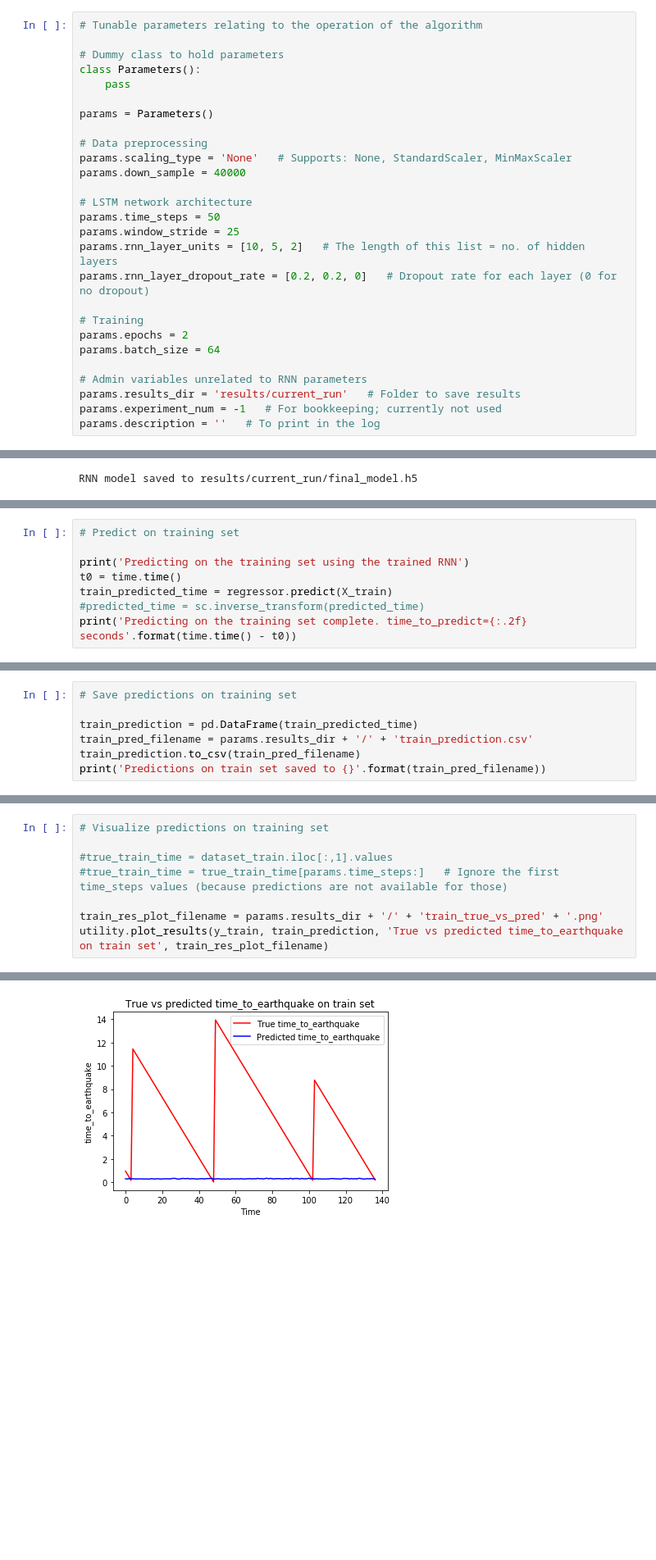
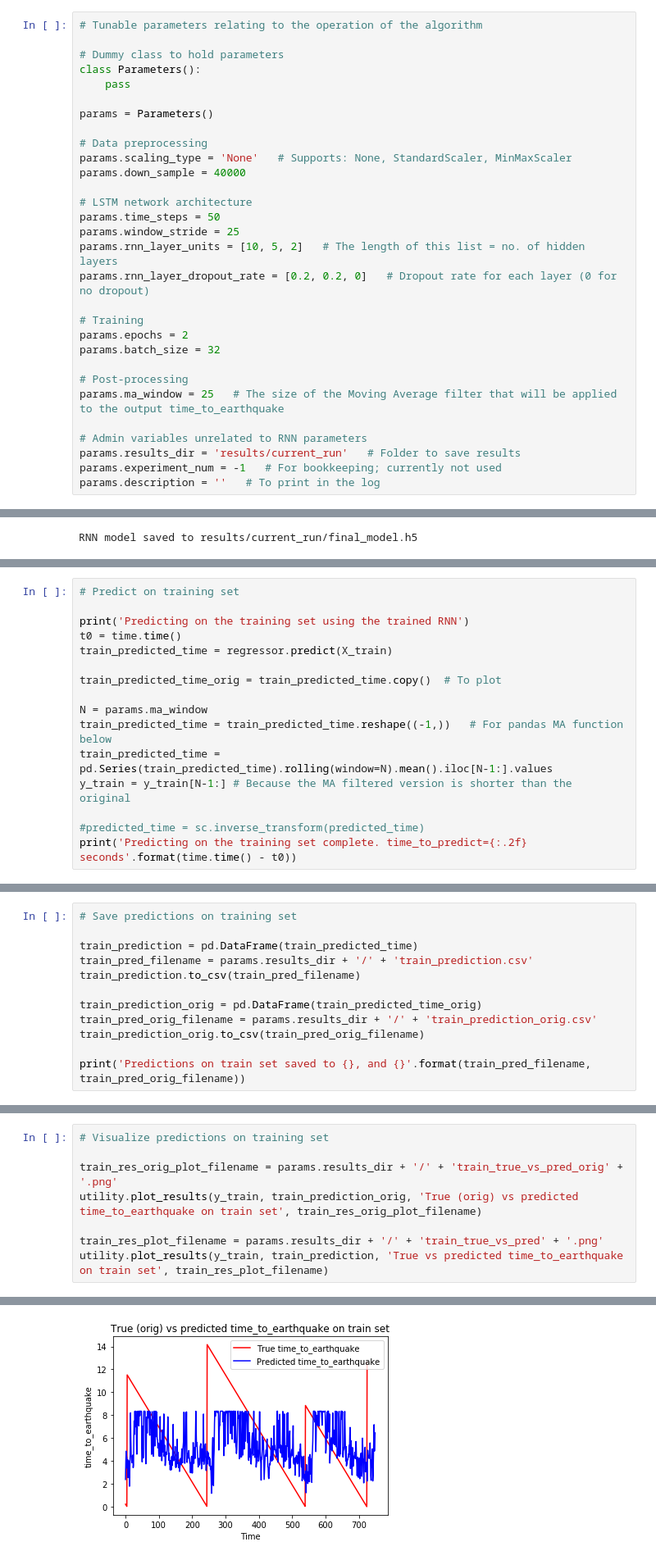
Before and after one commit to sgamage2/ece-9309-ml-project, a Jupyter notebook: LANL_NB.ipynb, the cells around one changed output, grey strips where cells are left out. Shown at 82% size. Drawn from its saved outputs; the diff is of its cells as text; blank space fills up the shorter version.

```diff
--- a/LANL_NB.ipynb
+++ b/LANL_NB.ipynb
@@ -117,7 +117,10 @@ params.rnn_layer_dropout_rate = [0.2, 0.2, 0]   # Dropout rate for each layer (0
 
 # Training
 params.epochs = 2
-params.batch_size = 64
+params.batch_size = 32
+
+# Post-processing
+params.ma_window = 25   # The size of the Moving Average filter that will be applied to the output time_to_earthquake
 
 # Admin variables unrelated to RNN parameters
 params.results_dir = 'results/current_run'   # Folder to save results
@@ -587,6 +600,14 @@ RNN plot saved to results/current_run/rnn_plot.png
 print('Predicting on the training set using the trained RNN')
 t0 = time.time()
 train_predicted_time = regressor.predict(X_train)
+
+train_predicted_time_orig = train_predicted_time.copy()  # To plot
+
+N = params.ma_window
+train_predicted_time = train_predicted_time.reshape((-1,))   # For pandas MA function below
+train_predicted_time = pd.Series(train_predicted_time).rolling(window=N).mean().iloc[N-1:].values
+y_train = y_train[N-1:] # Because the MA filtered version is shorter than the original
+
 #predicted_time = sc.inverse_transform(predicted_time)
 print('Predicting on the training set complete. time_to_predict={:.2f} seconds'.format(time.time() - t0))
 # %% [output]
@@ -598,5 +619,10 @@ Predicting on the training set complete. time_to_predict=0.30 seconds
 train_prediction = pd.DataFrame(train_predicted_time)
 train_pred_filename = params.results_dir + '/' + 'train_prediction.csv'
 train_prediction.to_csv(train_pred_filename)
-print('Predictions on train set saved to {}'.format(train_pred_filename))
+
+train_prediction_orig = pd.DataFrame(train_predicted_time_orig)
+train_pred_orig_filename = params.results_dir + '/' + 'train_prediction_orig.csv'
+train_prediction_orig.to_csv(train_pred_orig_filename)
+
+print('Predictions on train set saved to {}, and {}'.format(train_pred_filename, train_pred_orig_filename))
 # %% [output]
@@ -604,8 +630,8 @@ Predictions on train set saved to results/current_run/train_prediction.csv
 # %%
 # Visualize predictions on training set
 
-#true_train_time = dataset_train.iloc[:,1].values
-#true_train_time = true_train_time[params.time_steps:]   # Ignore the first time_steps values (because predictions are not available for those)
+train_res_orig_plot_filename = params.results_dir + '/' + 'train_true_vs_pred_orig' + '.png'
+utility.plot_results(y_train, train_prediction_orig, 'True (orig) vs predicted time_to_earthquake on train set', train_res_orig_plot_filename)
 
 train_res_plot_filename = params.results_dir + '/' + 'train_true_vs_pred' + '.png'
 utility.plot_results(y_train, train_prediction, 'True vs predicted time_to_earthquake on train set', train_res_plot_filename)
@@ -613,2 +640,2 @@ utility.plot_results(y_train, train_prediction, 'True vs predicted time_to_earth
 Predictions plot saved to: results/current_run/train_true_vs_pred.png
-[figure, old version]
+[figure, new version]
```
Also changed, not shown: parts of 28 cells of this notebook, 1 other file.
